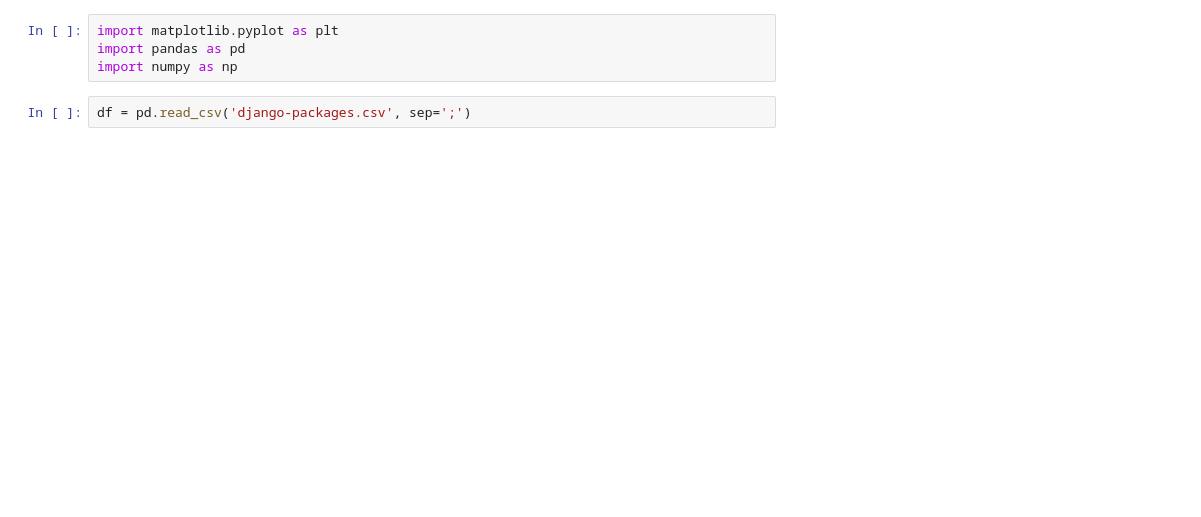
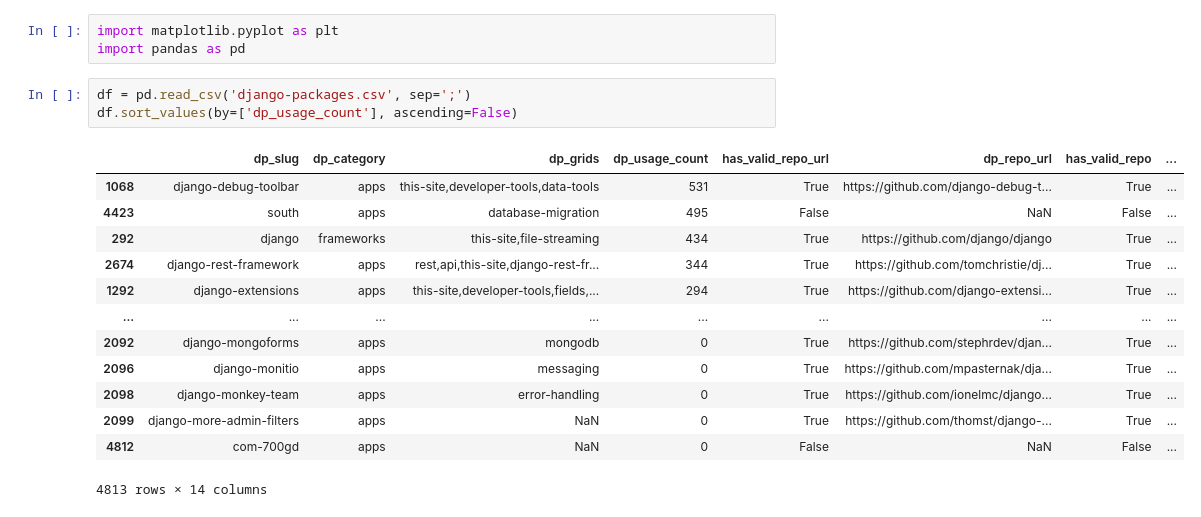
Before and after one commit to rafaatsouza/django-packages-miner, a Jupyter notebook: src/django-packages.ipynb, the cells around one changed output. Cells and saved outputs as stored; diff of their text form; blank space fills up the shorter version.

```diff
--- a/src/django-packages.ipynb
+++ b/src/django-packages.ipynb
@@ -1,6 +1,20 @@
 # %%
 import matplotlib.pyplot as plt
 import pandas as pd
-import numpy as np
 # %%
 df = pd.read_csv('django-packages.csv', sep=';')
+df.sort_values(by=['dp_usage_count'], ascending=False)
+# %% [output]
+|  | dp_slug | dp_category | dp_grids | dp_usage_count | has_valid_repo_url | dp_repo_url | has_valid_repo | ... |
+| 1068 | django-debug-toolbar | apps | this-site,developer-tools,data-tools | 531 | True | https://github.com/django-debug-t... | True | ... |
+| 4423 | south | apps | database-migration | 495 | False | NaN | False | ... |
+| 292 | django | frameworks | this-site,file-streaming | 434 | True | https://github.com/django/django | True | ... |
+| 2674 | django-rest-framework | apps | rest,api,this-site,django-rest-fr... | 344 | True | https://github.com/tomchristie/dj... | True | ... |
+| 1292 | django-extensions | apps | this-site,developer-tools,fields,... | 294 | True | https://github.com/django-extensi... | True | ... |
+| ... | ... | ... | ... | ... | ... | ... | ... | ... |
+| 2092 | django-mongoforms | apps | mongodb | 0 | True | https://github.com/stephrdev/djan... | True | ... |
+| 2096 | django-monitio | apps | messaging | 0 | True | https://github.com/mpasternak/dja... | True | ... |
+| 2098 | django-monkey-team | apps | error-handling | 0 | True | https://github.com/ionelmc/django... | True | ... |
+| 2099 | django-more-admin-filters | apps | NaN | 0 | True | https://github.com/thomst/django-... | True | ... |
+| 4812 | com-700gd | apps | NaN | 0 | False | NaN | False | ... |
+4813 rows × 14 columns
```
Also changed, not shown: parts of 3 cells of this notebook.
